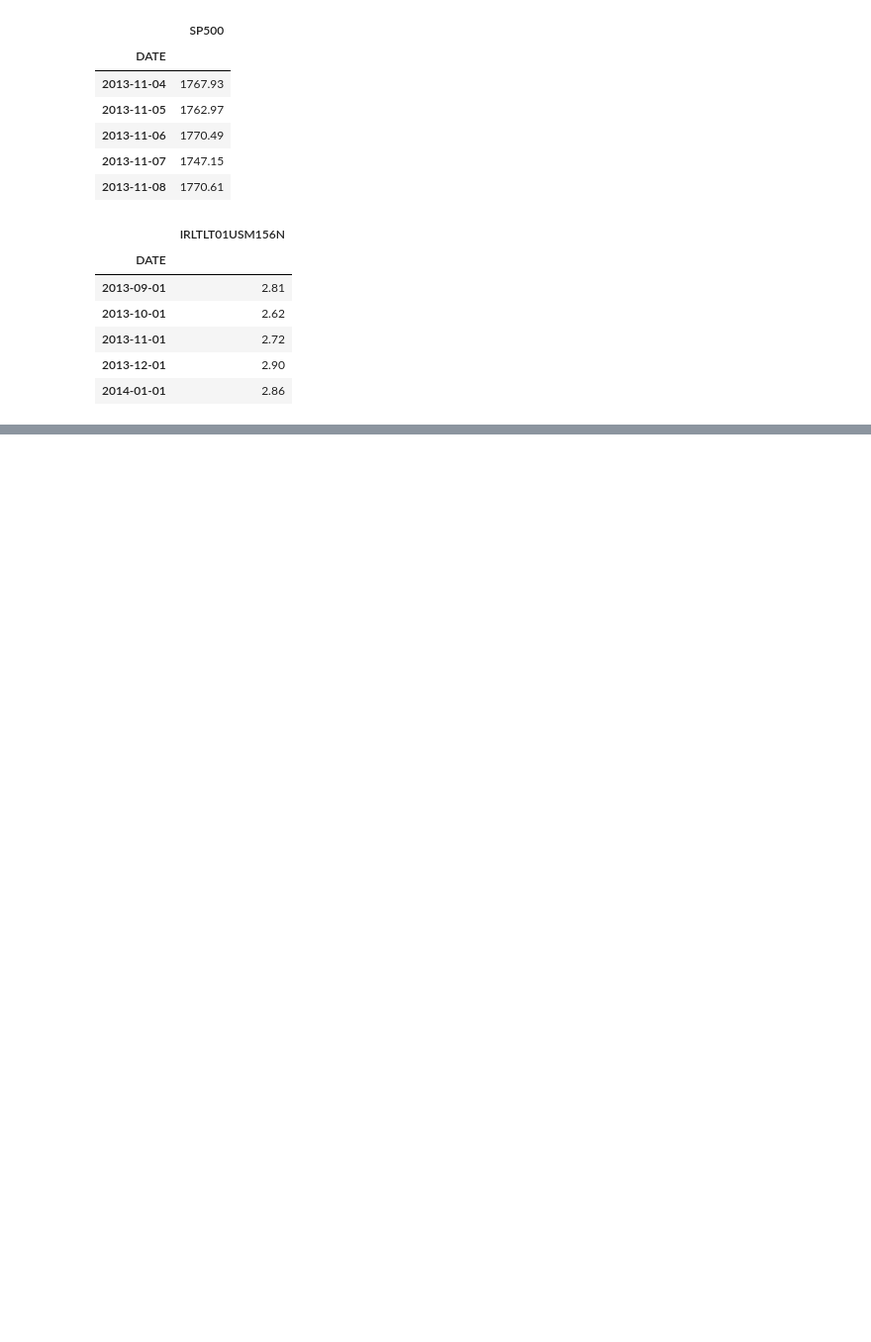
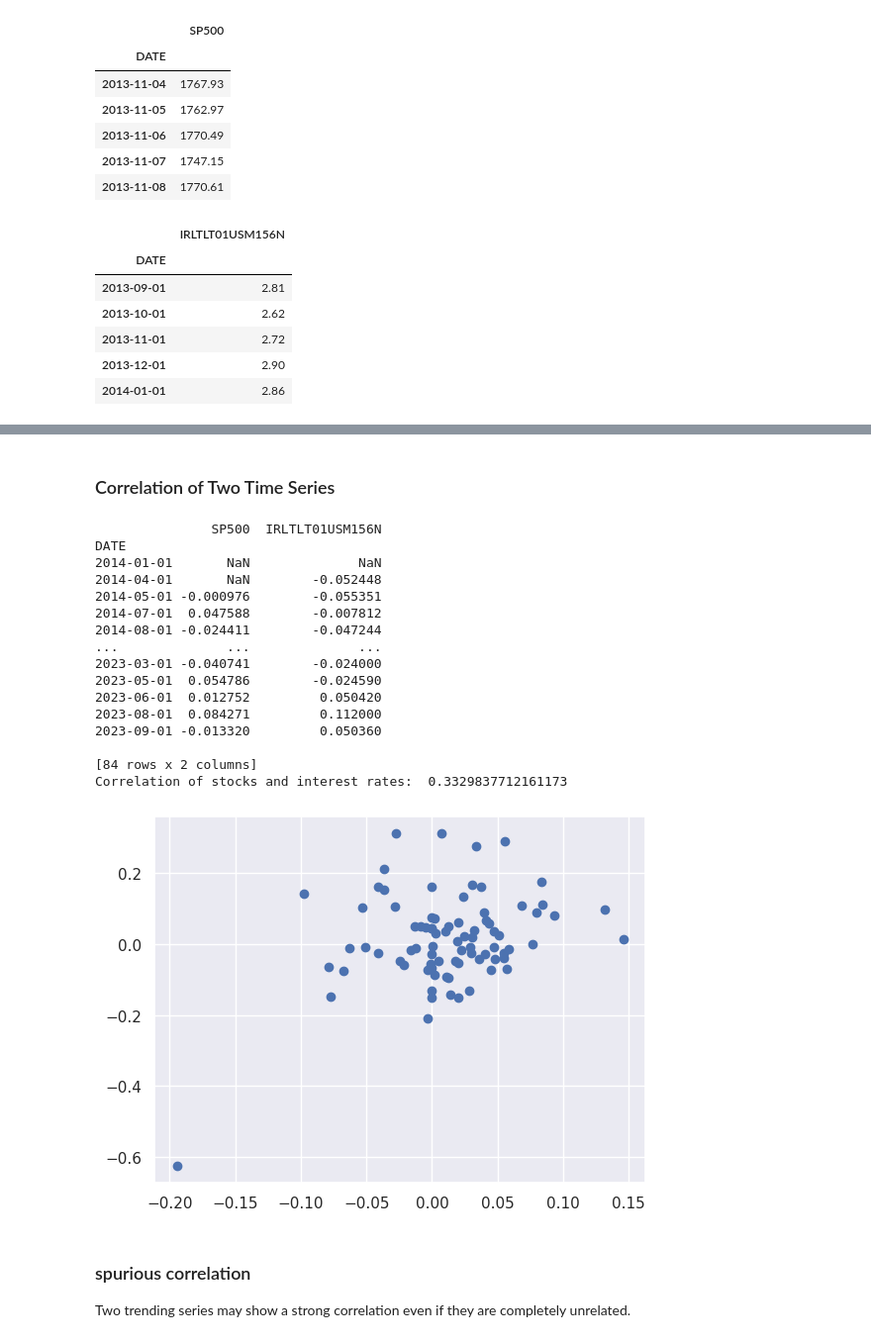
Before and after one commit to MeghanGH/time-series-with-python, a Jupyter notebook: Time_Series_Analysis_in_Python.ipynb, the cells around one changed output, grey strips where cells are left out. Shown at 99% size. Saved outputs shown, nothing was run; the diff lists cells and outputs as text; code cells hidden in the pictures; blank space fills up the shorter version.

```diff
--- a/Time_Series_Analysis_in_Python.ipynb
+++ b/Time_Series_Analysis_in_Python.ipynb
@@ -65,7 +94,6 @@ plt.show()
 # %%
 stocks_data = '/content/drive/My Drive/Colab Notebooks/Time-Series-with-Python/data/stocks.csv'
-stocks = pd.read_csv(stocks_data)
-stocks.set_index('DATE', inplace=True)
+stocks = pd.read_csv(stocks_data, parse_dates=['DATE'], index_col='DATE')
 stocks.head()
 # %% [output]
 |  | SP500 |
@@ -77,8 +105,7 @@ stocks.head()
 | 2013-11-08 | 1770.61 |
 # %%
 bonds_data = '/content/drive/My Drive/Colab Notebooks/Time-Series-with-Python/data/bonds.csv'
-bonds = pd.read_csv(bonds_data)
-bonds.set_index('DATE', inplace=True)
+bonds = pd.read_csv(bonds_data, parse_dates=['DATE'], index_col='DATE')
 bonds.head()
 # %% [output]
 |  | IRLTLT01USM156N |
@@ -108,3 +135,43 @@ DATE
 2014-05-01  1883.68             2.56
 2014-07-01  1973.32             2.54
 2014-08-01  1925.15             2.42
+# %% [markdown]
+### Correlation of Two Time Series
+# %%
+# Compute percent change using pct_change()
+
+stocks_and_bonds['SP500'] = pd.to_numeric(stocks_and_bonds['SP500'], errors='coerce').dropna()
+stocks_and_bonds['IRLTLT01USM156N'] = pd.to_numeric(stocks_and_bonds['IRLTLT01USM156N'], errors='coerce').dropna()
+
+returns = stocks_and_bonds.pct_change()
+print(returns)
+
+# Compute correlation using corr()
+correlation = returns['SP500'].corr(returns['IRLTLT01USM156N'])
+print("Correlation of stocks and interest rates: ", correlation)
+
+# Make scatter plot
+# plt.scatter(stocks_and_bonds['SP500'], stocks_and_bonds['IRLTLT01USM156N'])
+plt.scatter(returns['SP500'], returns['IRLTLT01USM156N'])
+plt.show()
+# %% [output]
+               SP500  IRLTLT01USM156N
+DATE
+2014-01-01       NaN              NaN
+2014-04-01       NaN        -0.052448
+2014-05-01 -0.000976        -0.055351
+2014-07-01  0.047588        -0.007812
+2014-08-01 -0.024411        -0.047244
+...              ...              ...
+2023-03-01 -0.040741        -0.024000
+2023-05-01  0.054786        -0.024590
+2023-06-01  0.012752         0.050420
+2023-08-01  0.084271         0.112000
+2023-09-01 -0.013320         0.050360
+
+[84 rows x 2 columns]
+Correlation of stocks and interest rates:  0.3329837712161173
+[figure, added]
+# %% [markdown]
+### spurious correlation
+ Two trending series may show a strong correlation even if they are completely unrelated.
```
Also changed, not shown: parts of 19 cells of this notebook.
